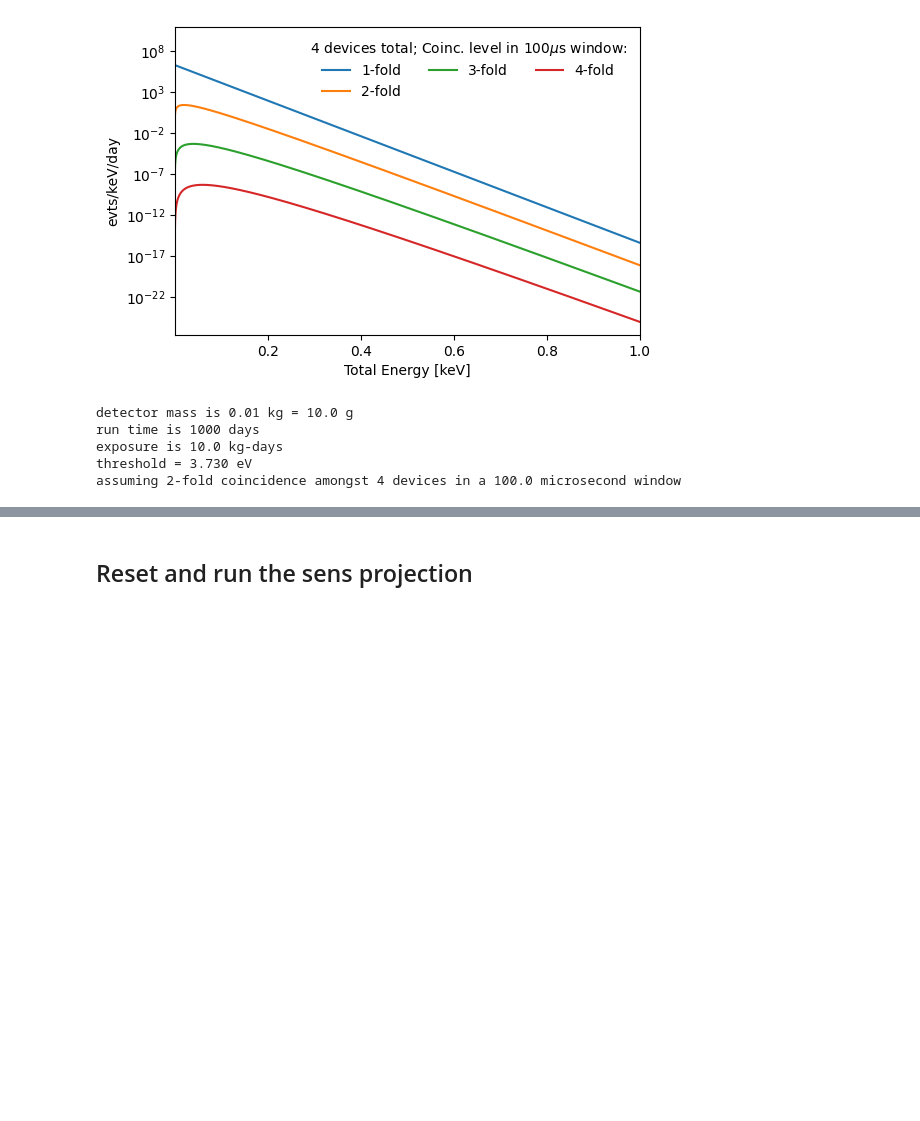
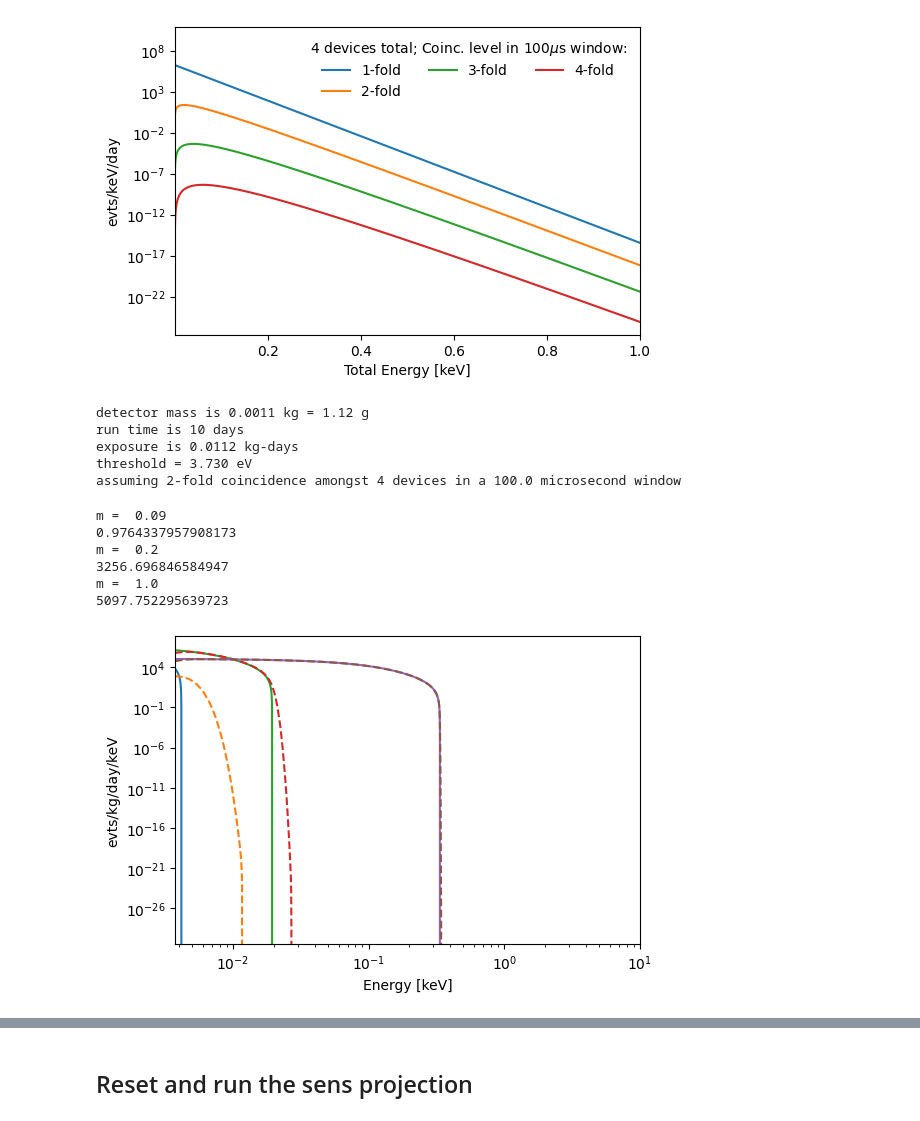
Before and after one commit to spice-herald/DarkLim, a Jupyter notebook: examples/helium.ipynb, the cells around one changed output, grey strips where cells are left out. Drawn from its saved outputs; the diff is of its cells as text; code cells hidden in the pictures; blank space fills up the shorter version.

```diff
--- a/examples/helium.ipynb
+++ b/examples/helium.ipynb
@@ -93,8 +93,11 @@ n_devices = 4
 coinc = 2
 window = 100e-6 # s
 
-mass_det = 0.010 # mass in kg
-time_elapsed = 1000 # days
+he_gain = 0.15
+
+mass_det = 8.*0.14*1e-3
+#mass_det = 0.010 # mass in kg
+time_elapsed = 10 # days
 efficiency = 1.0
 
 tm = 'He' # target name
@@ -102,17 +105,72 @@ tm = 'He' # target name
 energy_res = 0.373e-3 # energy resolution in keV
 threshold = coinc*5*energy_res
 
-print('detector mass is {} kg = {} g'.format(mass_det,mass_det*1000))
+print('detector mass is {:0.4f} kg = {} g'.format(mass_det,mass_det*1000))
 print('run time is {} days'.format(time_elapsed))
-print('exposure is {} kg-days'.format(mass_det*time_elapsed))
+print('exposure is {:0.4f} kg-days'.format(mass_det*time_elapsed))
 print('threshold = {:0.3f} eV'.format(threshold*1000))
 print('assuming {:d}-fold coincidence amongst {:d} devices in a {:0.1f} microsecond window'.format(coinc,n_devices,window/1e-6))
 # %% [output]
-detector mass is 0.01 kg = 10.0 g
-run time is 1000 days
-exposure is 10.0 kg-days
+detector mass is 0.0011 kg = 1.12 g
+run time is 10 days
+exposure is 0.0112 kg-days
 threshold = 3.730 eV
 assuming 2-fold coincidence amongst 4 devices in a 100.0 microsecond window
+# %%
+# test making the drdefunction as in run_sim:
+sigma0 = 1e-36 # cm2
+
+m_dms = np.array([0.09,0.2,1])
+
+#drdefunction = [ darklim.sensitivity.drde_obs( lambda x: darklim.limit.drde(x,m,sigma0,tm=tm), he_gain ) for m in m_dms ]
+#drdefunction = []
+#dm_func = lambda x,m: darklim.limit.drde(x,m,sigma0,tm=tm)
+#for m in m_dms:
+    #dm_func = lambda x: darklim.limit.drde(x,m,sigma0,tm=tm)
+    #obs_dm_func = darklim.sensitivity.drde_obs( dm_func, he_gain )
+
+    #obs_dm_func = lambda e: darklim.sensitivity.drde_obs_test( e, dm_func(m), he_gain )
+
+    #obs_dm_func = lambda x,m: darklim.sensitivity.drde_wimp_obs( x, m, sigma0, tm, he_gain )
+
+    #obs_dm_func = lambda x,m: darklim.sensitivity.drde_wimp_obs( x, m, sigma0, tm, he_gain ) #this works
+    #drdefunction.append(obs_dm_func)
+
+drdefunction = [ lambda x,m: darklim.sensitivity.drde_wimp_obs( x, m, sigma0, tm, he_gain ) for m in m_dms ]
+
+elow = threshold
+ehigh = 10
+en_interp = np.logspace(np.log10(elow), np.log10(ehigh), int(1e5))
+
+fig, ax = plt.subplots(1,figsize=(6,4))
+for ii, mass in enumerate(m_dms):
+    print('m = ',mass)
+
+    #obs_dm_func = lambda x: darklim.sensitivity.drde_wimp_obs( x, mass, sigma0, tm, he_gain )
+    #init_rate = obs_dm_func(en_interp)
+
+    init_rate = drdefunction[ii](en_interp,mass)
+
+    smeared_rate = darklim.limit.gauss_smear(en_interp, init_rate, np.sqrt(n_devices)*energy_res)
+
+    plt.plot(en_interp,init_rate)
+    plt.plot(en_interp,smeared_rate,ls='--')
+
+    print(np.trapz(init_rate,x=en_interp))
+
+ax.set_ylabel('evts/kg/day/keV')
+ax.set_xlabel('Energy [keV]')
+ax.set_xlim(elow,ehigh)
+ax.set_xscale('log')
+ax.set_yscale('log')
+# %% [output]
+m =  0.09
+0.9764337957908173
+m =  0.2
+3256.696846584947
+m =  1.0
+5097.752295639723
+[figure, added]
 # %%
 def smeared_wimp(en_interp,mass,sigma0=1e-41,tm='He',res=None):
     init_rate = darklim.limit.drde(en_interp, mass, sigma0, tm=tm)
```
Also changed, not shown: parts of 7 cells of this notebook, 4 other files.
